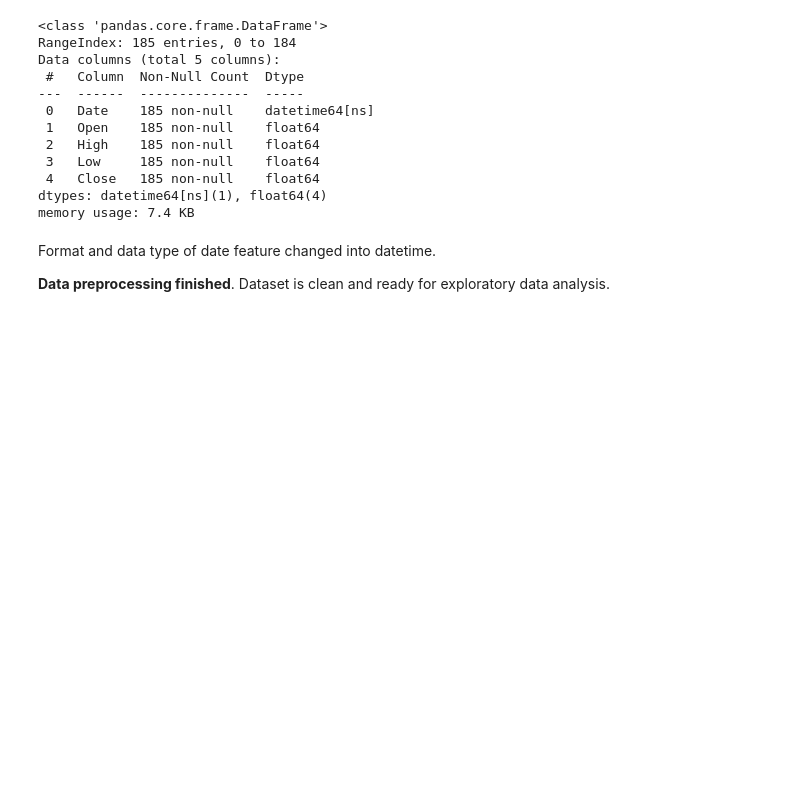
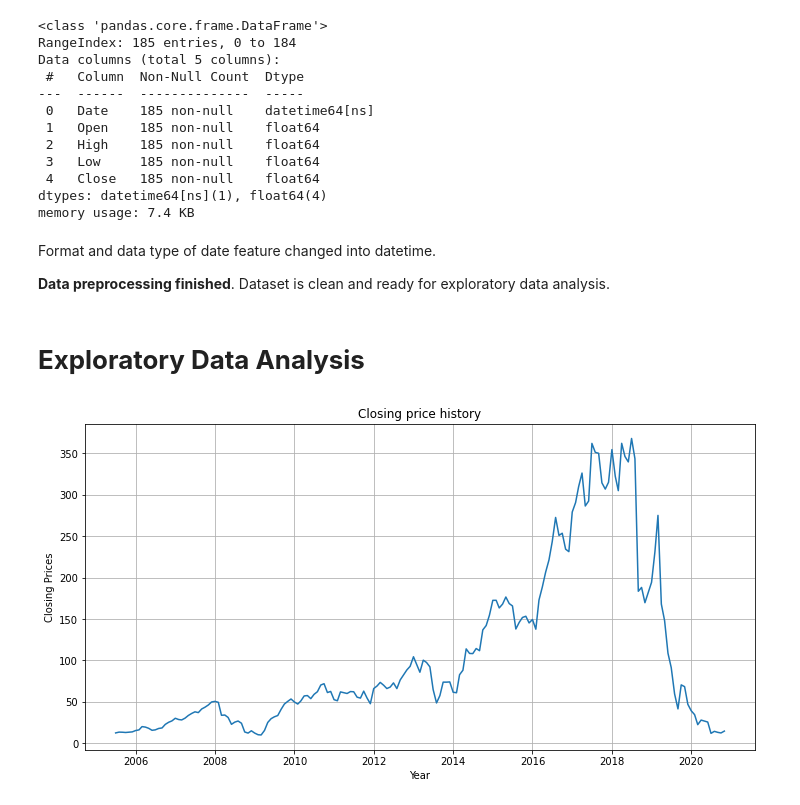
Before and after one commit to sm160388/capstone-2, a Jupyter notebook: Yes_Bank_Stock_Closing_Price.ipynb, the cells around one changed output. Saved outputs shown, nothing was run; the diff lists cells and outputs as text; code cells hidden in the pictures; blank space fills up the shorter version.

```diff
--- a/Yes_Bank_Stock_Closing_Price.ipynb
+++ b/Yes_Bank_Stock_Closing_Price.ipynb
@@ -163,3 +173,16 @@ memory usage: 7.4 KB
 Format and data type of date feature changed into datetime.
 
 **Data preprocessing finished**. Dataset is clean and ready for exploratory data analysis.
+# %% [markdown]
+# **Exploratory Data Analysis**
+# %%
+#plotting close price vs date
+plt.figure(figsize=(12,6))
+plt.grid(True)
+plt.xlabel('Year')
+plt.ylabel('Closing Prices')
+plt.plot(df['Date'], df['Close'])
+plt.title('Closing price history')
+plt.show()
+# %% [output]
+[figure, added]
```
Also changed, not shown: parts of 94 cells of this notebook.
